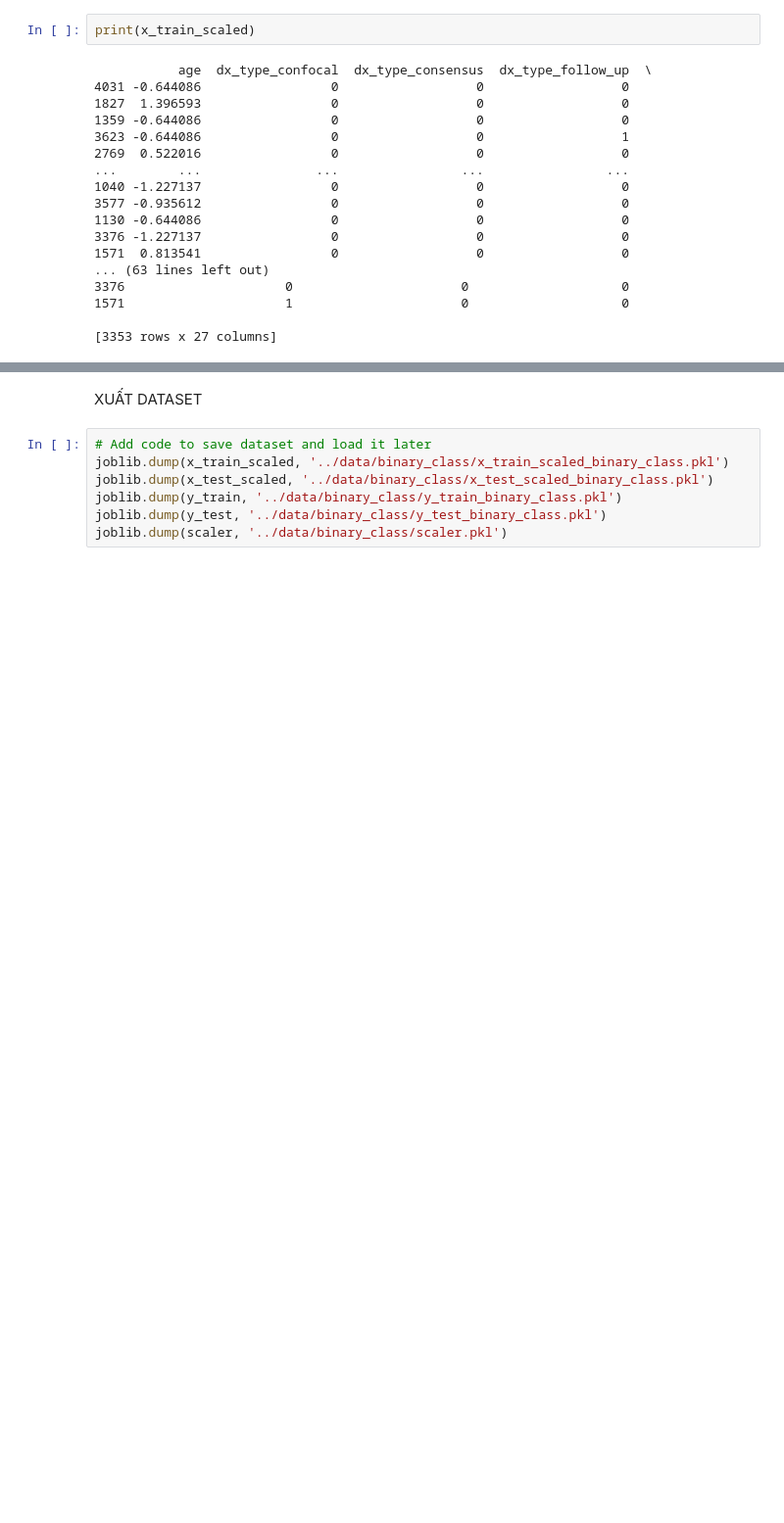
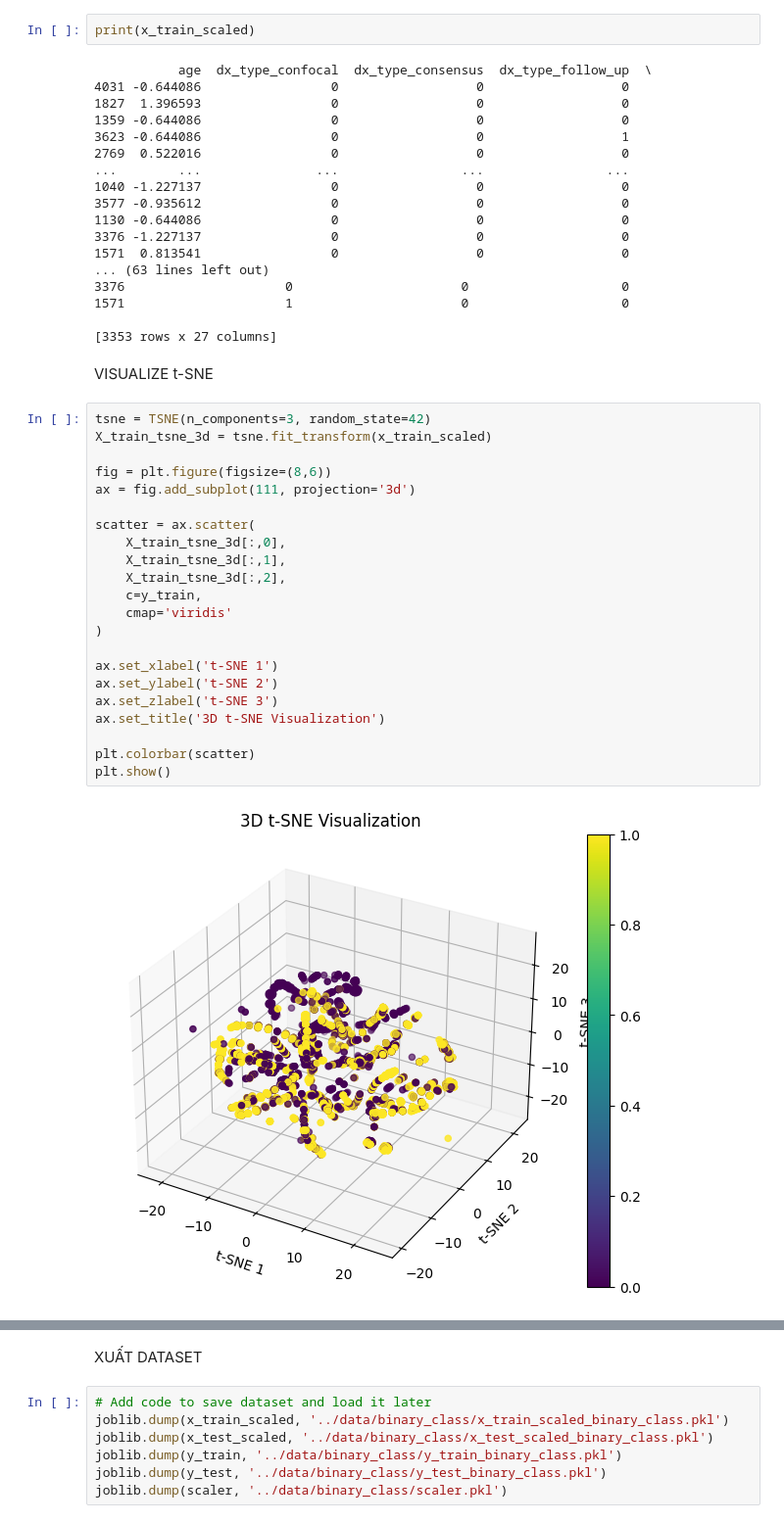
Before and after one commit to YenLinhHT26305/SVM-Skin-Cancer-Detection, a Jupyter notebook: prepare_data/preproccess_data_binary_class.ipynb, the cells around one changed output, grey strips where cells are left out. Shown at 98% size. Cells and saved outputs as stored; diff of their text form; blank space fills up the shorter version.

Commit message:
Update SVM training pipeline and trained models

```diff
--- a/prepare_data/preproccess_data_binary_class.ipynb
+++ b/prepare_data/preproccess_data_binary_class.ipynb
@@ -333,3 +335,29 @@ print(x_train_scaled)
 1571                     1                      0                    0
 
 [3353 rows x 27 columns]
+# %% [markdown]
+VISUALIZE t-SNE
+# %%
+tsne = TSNE(n_components=3, random_state=42)
+X_train_tsne_3d = tsne.fit_transform(x_train_scaled)
+
+fig = plt.figure(figsize=(8,6))
+ax = fig.add_subplot(111, projection='3d')
+
+scatter = ax.scatter(
+    X_train_tsne_3d[:,0],
+    X_train_tsne_3d[:,1],
+    X_train_tsne_3d[:,2],
+    c=y_train,
+    cmap='viridis'
+)
+
+ax.set_xlabel('t-SNE 1')
+ax.set_ylabel('t-SNE 2')
+ax.set_zlabel('t-SNE 3')
+ax.set_title('3D t-SNE Visualization')
+
+plt.colorbar(scatter)
+plt.show()
+# %% [output]
+[figure, added]
```
Also changed, not shown: parts of 2 cells of this notebook, 5 other files.
